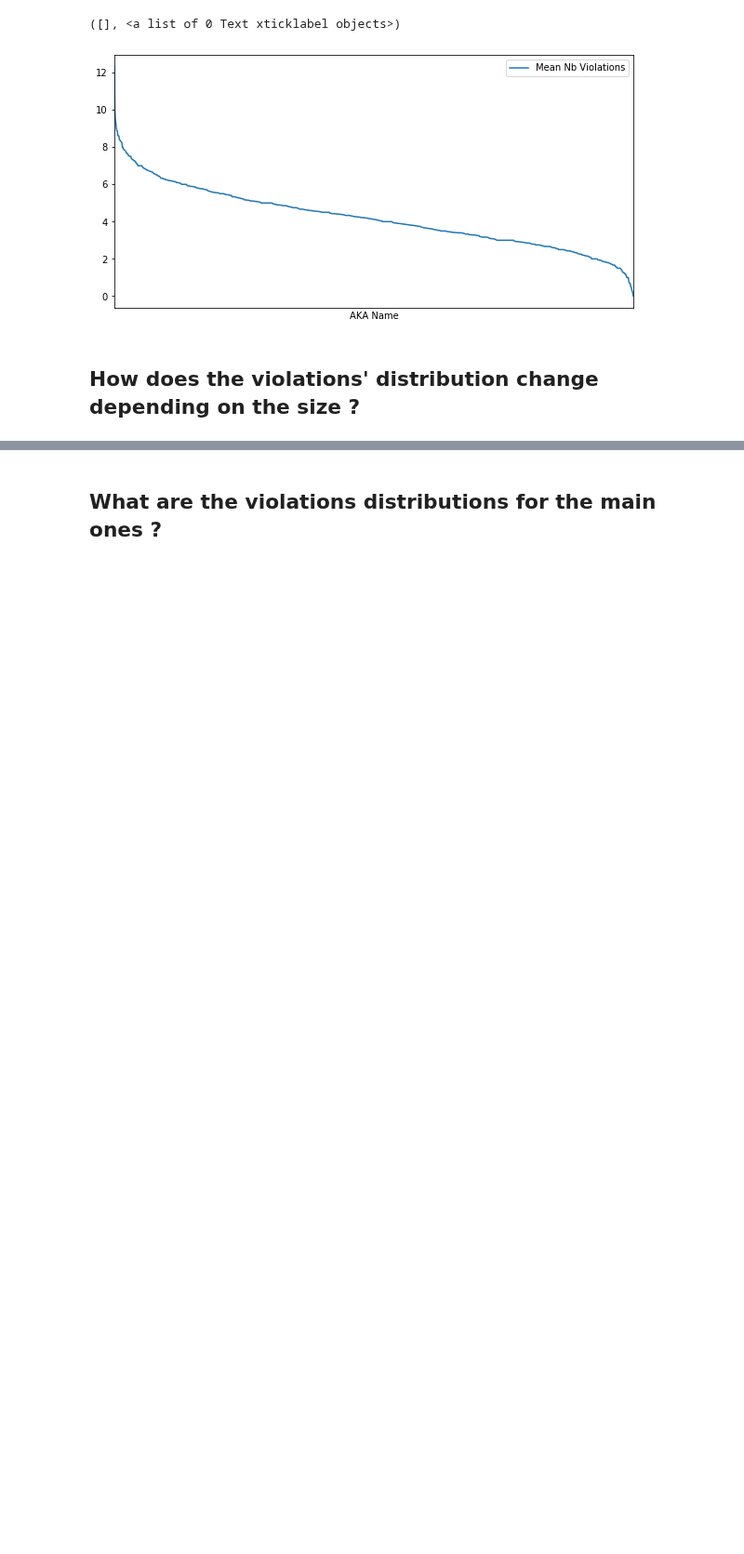
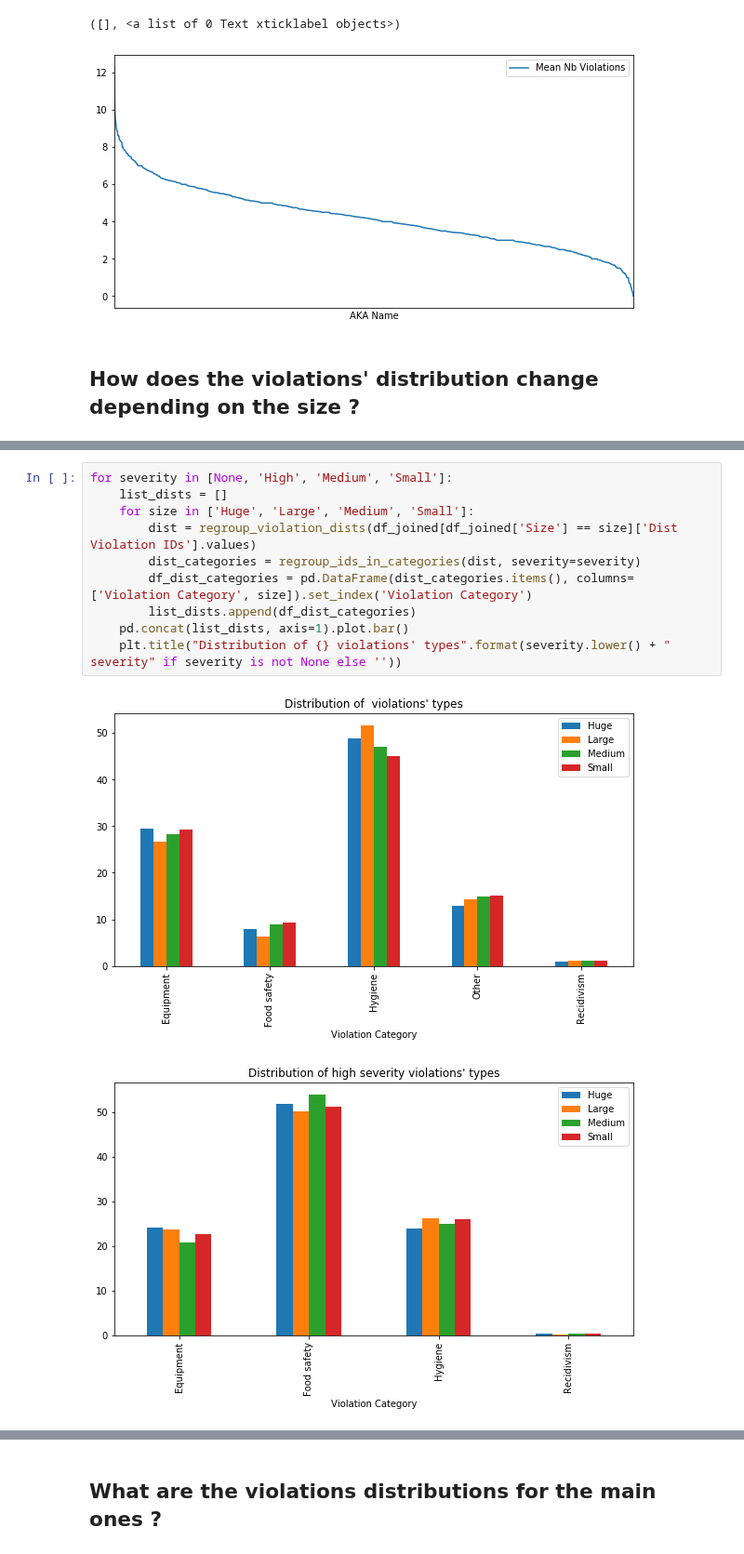
Before and after one commit to VodopaDev/CS401-Chicago-Crime-Analysis, a Jupyter notebook: aka.ipynb, the cells around one changed output, grey strips where cells are left out. Shown at 93% size. Drawn from its saved outputs; the diff is of its cells as text; blank space fills up the shorter version.

```diff
--- a/aka.ipynb
+++ b/aka.ipynb
@@ -396,0 +414,13 @@ for size in ['Huge', 'Large', 'Medium', 'Small']:
+# %%
+for severity in [None, 'High', 'Medium', 'Small']:
+    list_dists = []
+    for size in ['Huge', 'Large', 'Medium', 'Small']:
+        dist = regroup_violation_dists(df_joined[df_joined['Size'] == size]['Dist Violation IDs'].values)
+        dist_categories = regroup_ids_in_categories(dist, severity=severity)
+        df_dist_categories = pd.DataFrame(dist_categories.items(), columns=['Violation Category', size]).set_index('Violation Category')
+        list_dists.append(df_dist_categories)
+    pd.concat(list_dists, axis=1).plot.bar()
+    plt.title("Distribution of {} violations' types".format(severity.lower() + " severity" if severity is not None else ''))
+# %% [output]
+[figure, added]
+[figure, added]
```
Also changed, not shown: parts of 5 cells of this notebook, 1 other file.
